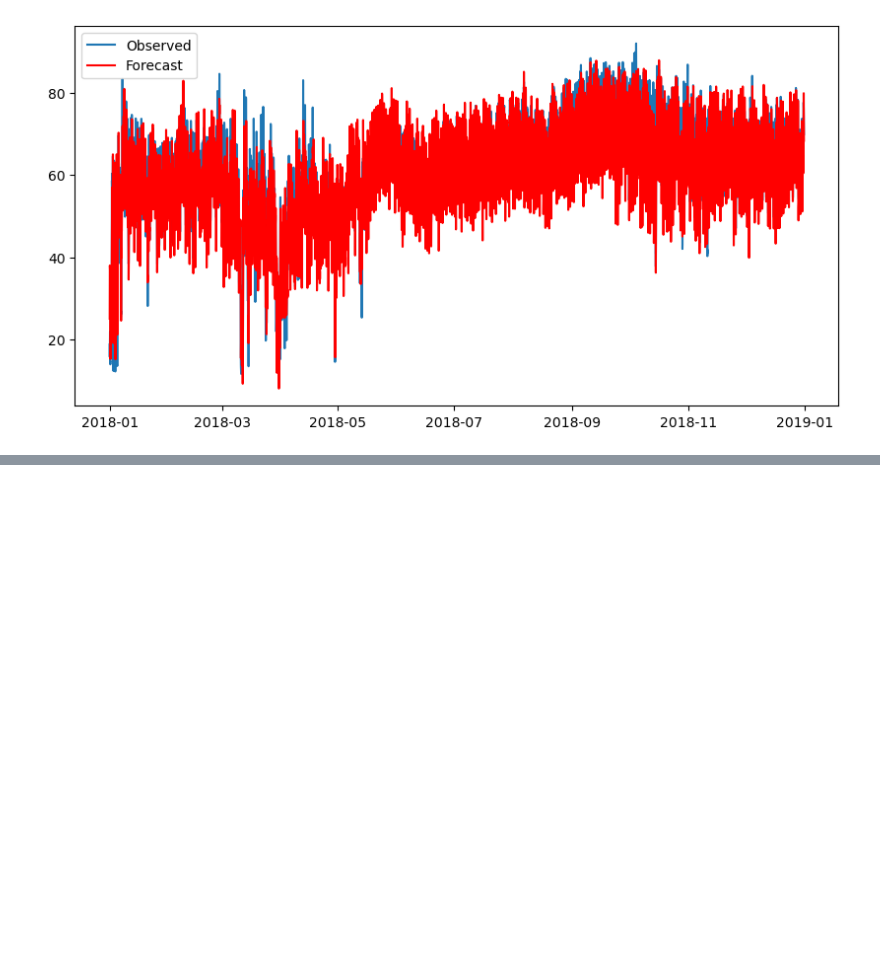
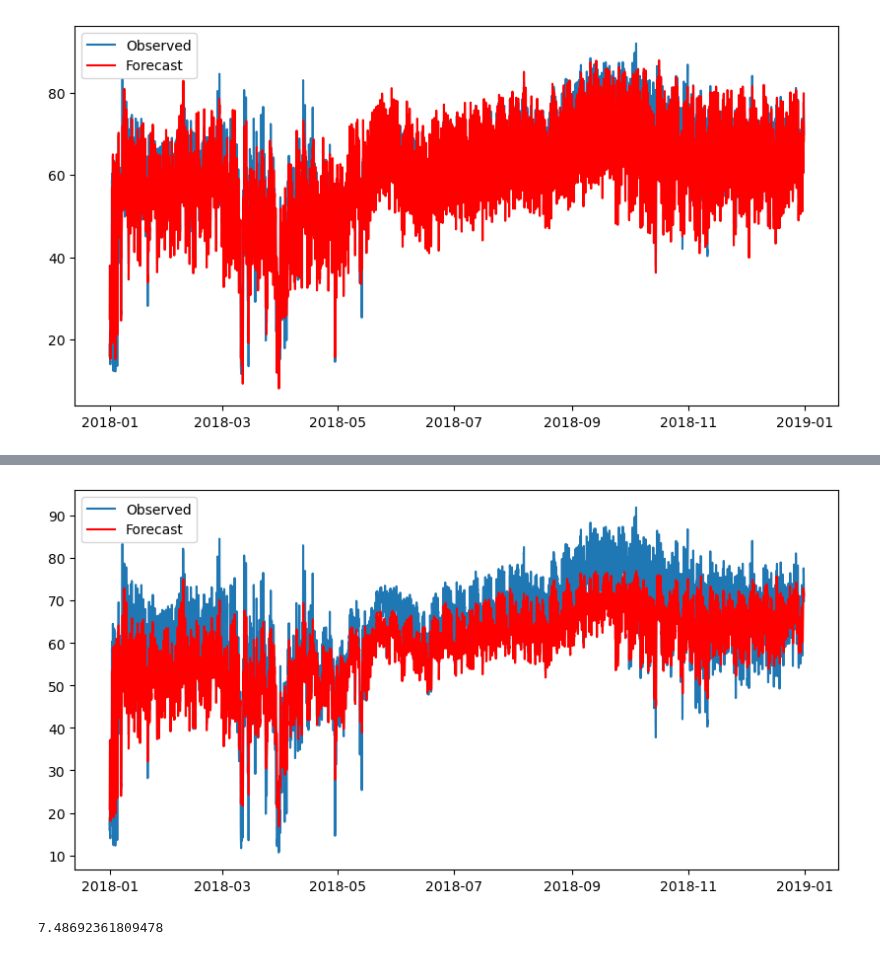
Before and after one commit to MDS-Mountain-Club/MDS_ML_Project, a Jupyter notebook: ARIMA/Tuning Sarimax2.ipynb, the cells around one changed output, grey strips where cells are left out. Drawn from its saved outputs; the diff is of its cells as text; code cells hidden in the pictures; blank space fills up the shorter version.

```diff
--- a/ARIMA/Tuning Sarimax2.ipynb
+++ b/ARIMA/Tuning Sarimax2.ipynb
@@ -303,0 +362,6 @@ plt.show()
+# %%
+# Inverse the scaling of the forecasted values
+mean_forecast_sc_inverse = scaler_y.inverse_transform(mean_forecast_sc.values.reshape(-1, 1))
+
+# Flatten the array to make it one-dimensional (optional, for consistency in output)
+mean_forecast_sc_inverse = mean_forecast_sc_inverse.flatten()
@@ -303,0 +378,13 @@ plt.show()
+# %%
+plt.figure(figsize=(10, 5))
+plt.plot(y_test.index, y_test, label='Observed')
+plt.plot(y_test.index, mean_forecast_sc_inverse, label='Forecast', color='r')
+plt.legend()
+plt.show()
+# %% [output]
+[figure, added]
+# %%
+rmse_sc = mean_squared_error(y_test, mean_forecast_sc_inverse, squared=False)
+rmse_sc
+# %% [output]
+7.48692361809478
```
Also changed, not shown: parts of 11 cells of this notebook, 2 other files.
